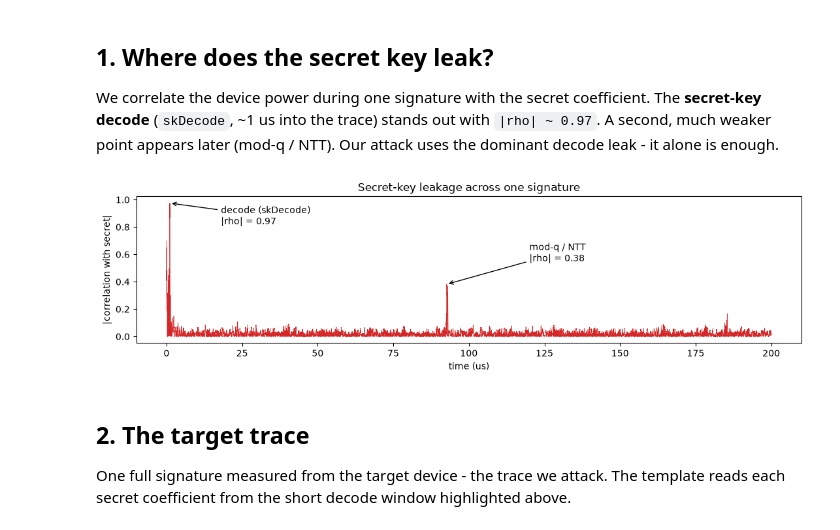
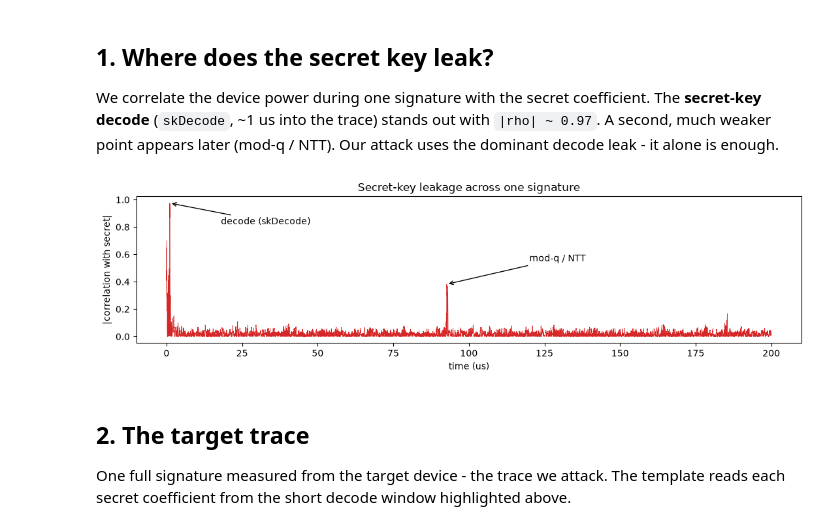
Before and after one commit to Mervespm/Pinata, a Jupyter notebook: sca-scripts/demo/falcon_demo.ipynb, the cells around one changed output. Drawn from its saved outputs; the diff is of its cells as text; code cells hidden in the pictures.

```diff
--- a/sca-scripts/demo/falcon_demo.ipynb
+++ b/sca-scripts/demo/falcon_demo.ipynb
@@ -49,15 +49,15 @@ decode leak - it alone is enough.
 # %%
 t_us = np.arange(len(corr)) / 1000.0
 plt.figure(figsize=(11, 3.2))
 plt.plot(t_us, corr, lw=.5, color='C3')
-plt.annotate('decode (skDecode)\n|rho| = 0.97', xy=(1.1, corr[1093]),
+plt.annotate('decode (skDecode)', xy=(1.1, corr[1093]),
              xytext=(18, 0.82), arrowprops=dict(arrowstyle='->'))
-plt.annotate('mod-q / NTT\n|rho| = 0.38', xy=(92.7, corr[92676]),
+plt.annotate('mod-q / NTT', xy=(92.7, corr[92676]),
              xytext=(120, 0.55), arrowprops=dict(arrowstyle='->'))
 plt.xlabel('time (us)'); plt.ylabel('|correlation with secret|')
 plt.title('Secret-key leakage across one signature'); plt.tight_layout(); plt.show()
 # %% [output]
-[figure, old version]
+[figure, new version]
 # %% [markdown]
 ## 2. The target trace
 
```
Also changed, not shown: parts of 3 cells of this notebook.
